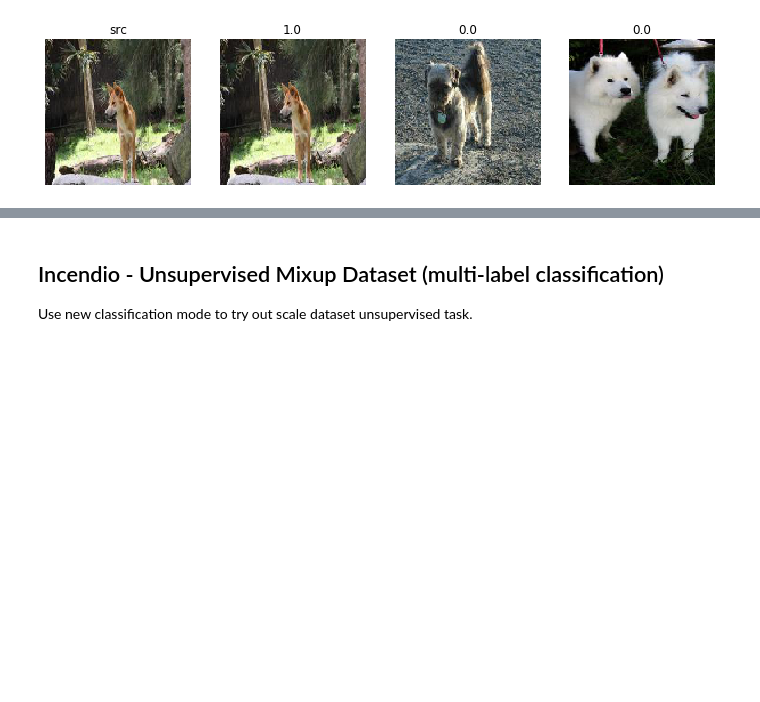
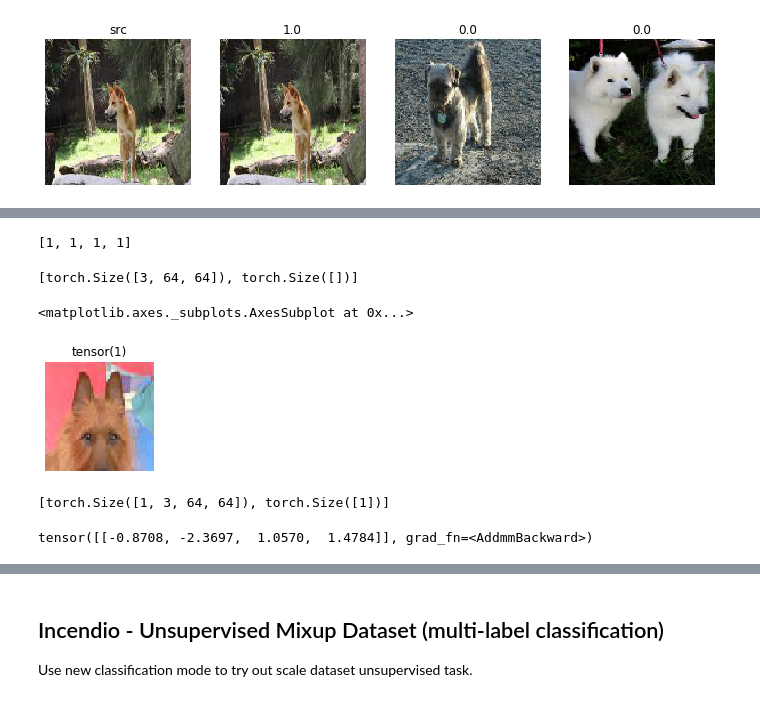
Before and after one commit to hdmamin/self-supervised-vision-exp, a Jupyter notebook: notebooks/nb03-lightning-first-test.ipynb, the cells around one changed output, grey strips where cells are left out. Drawn from its saved outputs; the diff is of its cells as text; code cells hidden in the pictures; blank space fills up the shorter version.

Commit message:
quadrant ds exp

```diff
--- a/notebooks/nb03-lightning-first-test.ipynb
+++ b/notebooks/nb03-lightning-first-test.ipynb
@@ -1045,0 +1046,22 @@ show_images([col[1] for col in xb], titles=['src']+y.tolist())
+# %%
+dst, dsv, dlt, dlv = get_databunch('data/imagewang-160/unsup',
+                                   mode='quadrant', bs=1, train_pct=.5,
+                                   max_train_len=1, max_val_len=1)
+lmap(len, dst, dsv, dlt, dlv)
+# %% [output]
+[1, 1, 1, 1]
+# %%
+*x, y = dst[0]
+smap(*x, y)
+# %% [output]
+[torch.Size([3, 64, 64]), torch.Size([])]
+# %%
+show_image(x[0], title=y)
+# %% [output]
+<matplotlib.axes._subplots.AxesSubplot at 0x...>
+[figure, added]
+# %%
+*xb, yb = next(iter(dlt))
+smap(*xb, yb)
+# %% [output]
+[torch.Size([1, 3, 64, 64]), torch.Size([1])]
@@ -1045,0 +1082,4 @@ show_images([col[1] for col in xb], titles=['src']+y.tolist())
+# %%
+net(*xb)
+# %% [output]
+tensor([[-0.8708, -2.3697,  1.0570,  1.4784]], grad_fn=<AddmmBackward>)
```
Also changed, not shown: parts of 17 cells of this notebook, 2 other files.
